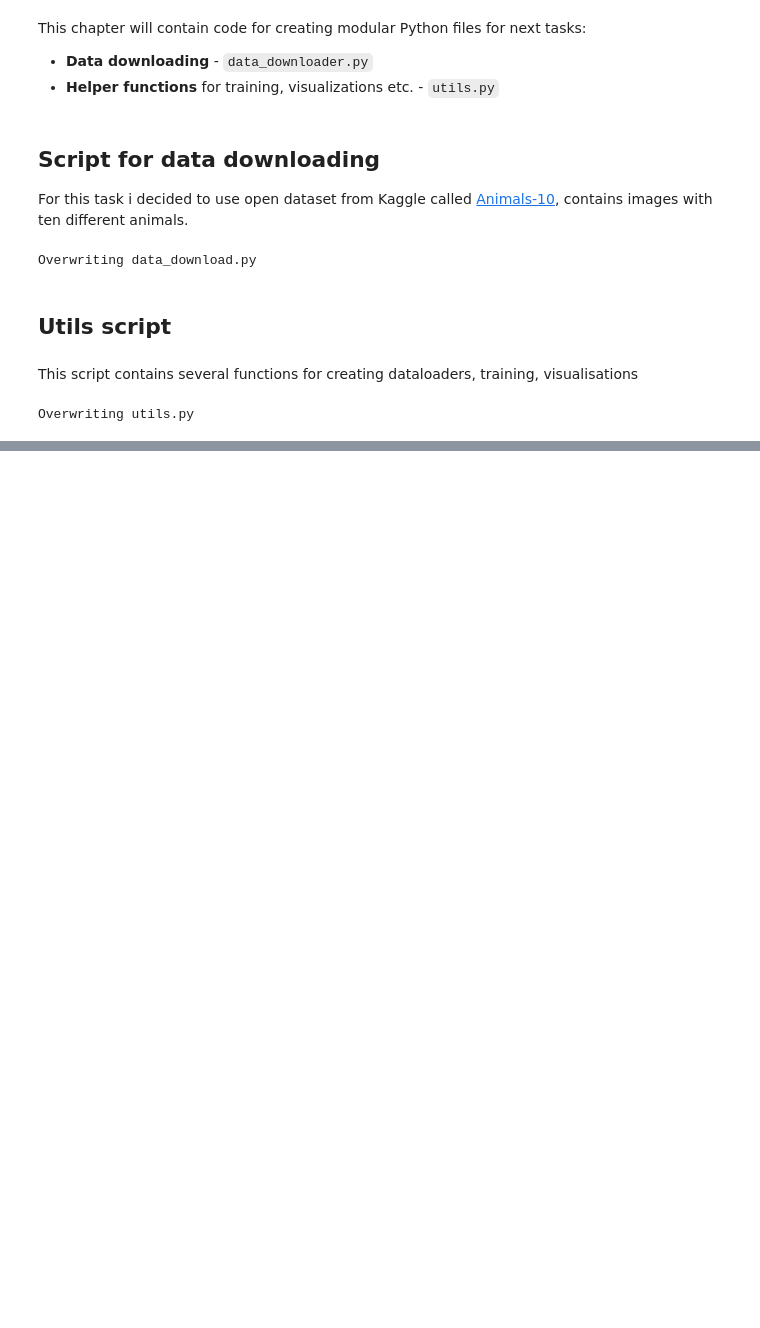
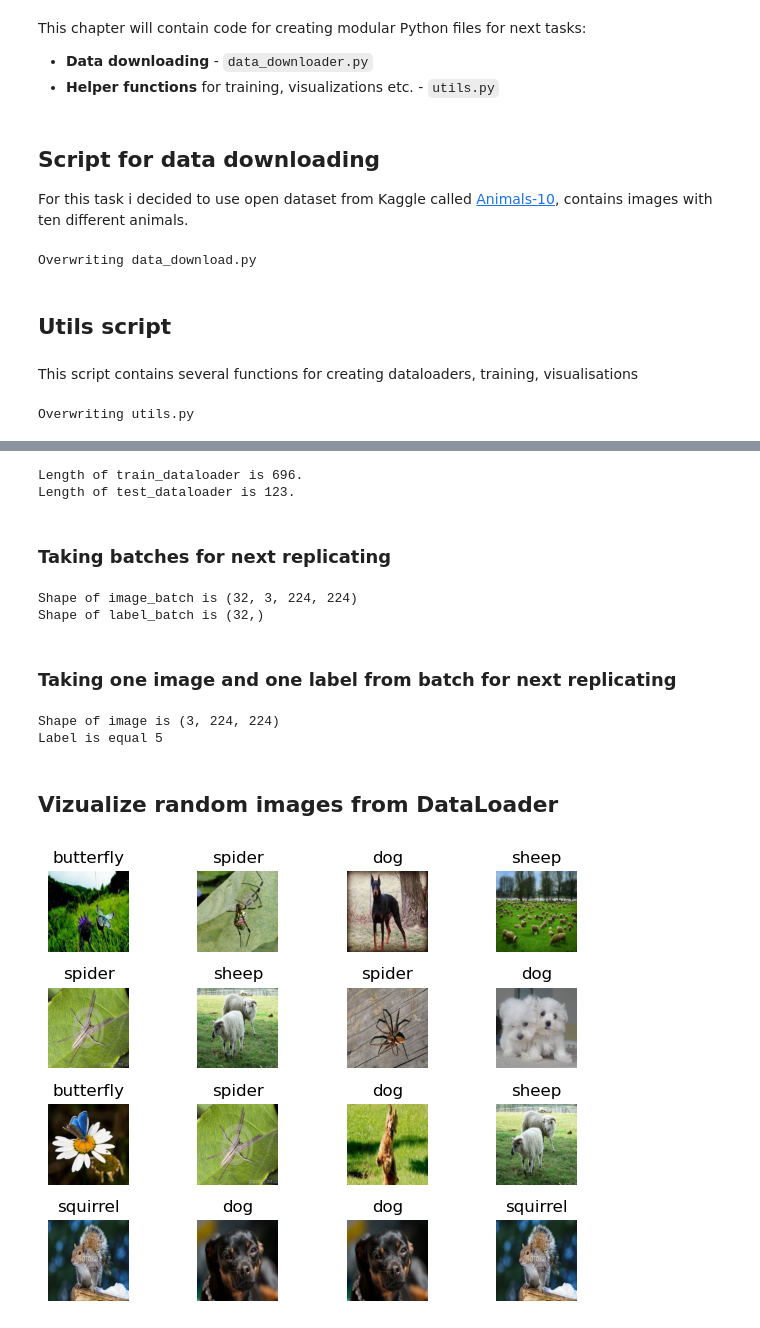
Before and after one commit to seblful/vision-transformer, a Jupyter notebook: vision_transformer_replicating.ipynb, the cells around one changed output, grey strips where cells are left out. Saved outputs shown, nothing was run; the diff lists cells and outputs as text; code cells hidden in the pictures; blank space fills up the shorter version.

Commit message:
[EDIT] add func to visualize random images

```diff
--- a/vision_transformer_replicating.ipynb
+++ b/vision_transformer_replicating.ipynb
@@ -239,0 +276,7 @@ Overwriting utils.py
+# %%
+import pathlib
+
+DATA_PATH = pathlib.Path('data')
+BATCH_SIZE=32
+TRAIN_SIZE = 0.85
+TEST_SIZE=0.15
@@ -239,0 +292,36 @@ Overwriting utils.py
+# %%
+from utils import make_dataloaders
+train_dataloader, test_dataloader, classes, class_to_idx = make_dataloaders(data_path=DATA_PATH,
+                                                                           train_size=TRAIN_SIZE,
+                                                                           test_size=TEST_SIZE,
+                                                                           batch_size=BATCH_SIZE)
+print(f"Length of train_dataloader is {len(train_dataloader)}.\
+        \nLength of test_dataloader is {len(test_dataloader)}.")
+# %% [output]
+Length of train_dataloader is 696.
+Length of test_dataloader is 123.
+# %% [markdown]
+### Taking batches for next replicating
+# %%
+image_batch, label_batch = next(iter(train_dataloader))
+print(f"Shape of image_batch is {tuple(image_batch.shape)}\
+        \nShape of label_batch is {tuple(label_batch.shape)}")
+# %% [output]
+Shape of image_batch is (32, 3, 224, 224)
+Shape of label_batch is (32,)
+# %% [markdown]
+### Taking one image and one label from batch for next replicating
+# %%
+image, label = image_batch[0], label_batch[0]
+print(f"Shape of image is {tuple(image.shape)}\
+        \nLabel is equal {label}")
+# %% [output]
+Shape of image is (3, 224, 224)
+Label is equal 5
+# %% [markdown]
+## Vizualize random images from DataLoader
+# %%
+from utils import visualize_dataloader_images
+visualize_dataloader_images(train_dataloader, classes=classes)
+# %% [output]
+[figure, added]
```
Also changed, not shown: parts of 5 cells of this notebook, 1 other file.
